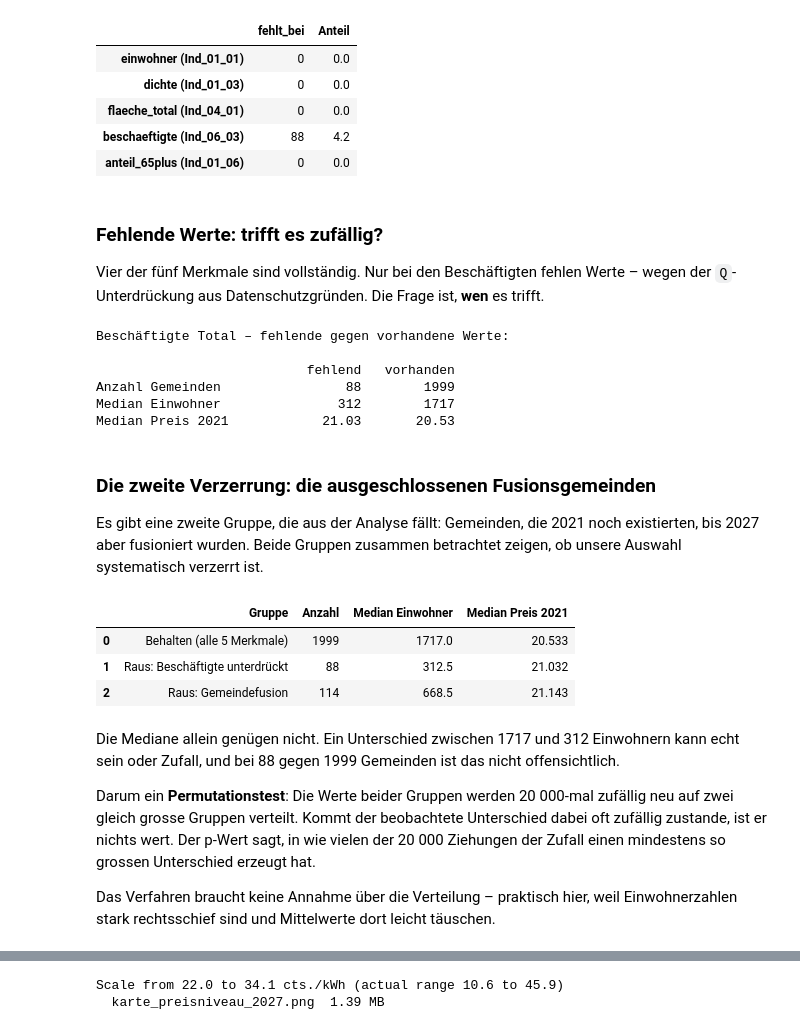
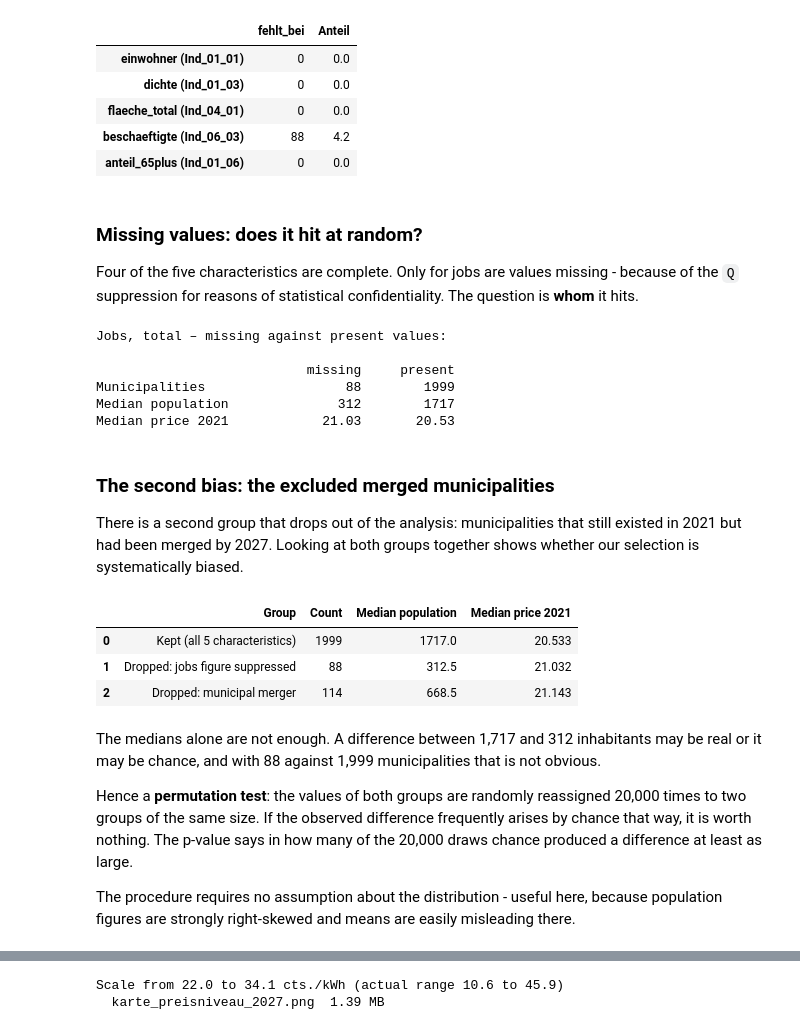
Before and after one commit to AltayMetehan/data-prices-electronic, a Jupyter notebook: scripts/01_daten_bfs_lenny.ipynb, the cells around one changed output, grey strips where cells are left out. Drawn from its saved outputs; the diff is of its cells as text; code cells hidden in the pictures.

```diff
--- a/scripts/01_daten_bfs_lenny.ipynb
+++ b/scripts/01_daten_bfs_lenny.ipynb
@@ -39,11 +39,11 @@ pd.set_option("display.max_columns", 30)
 
 
 def finde_wurzel(start: Path) -> Path:
-    """Klettert nach oben, bis daten/ und scripts/ nebeneinander liegen."""
+    """Climbs upwards until daten/ and scripts/ sit side by side."""
     for ordner in [start, *start.parents]:
         if (ordner / "daten").is_dir() and (ordner / "scripts").is_dir():
             return ordner
-    raise RuntimeError(f"Repo-Wurzel von {start} aus nicht gefunden")
+    raise RuntimeError(f"Repository root not found starting from {start}")
 
 
 WURZEL = finde_wurzel(Path.cwd().resolve())
@@ -52,6 +52,6 @@ BFS      = WURZEL / "daten" / "bfs"
 PREISE   = WURZEL / "daten" / "strompreise"
 ERGEBNIS = WURZEL / "daten" / "verbunden"
 
-print("Arbeitsverzeichnis:", Path.cwd())
-print("Repo-Wurzel       :", WURZEL)
+print("Working directory:", Path.cwd())
+print("Repository root  :", WURZEL)
 # %% [output]
@@ -361,66 +364,68 @@ uebersicht
 | beschaeftigte (Ind_06_03) | 88 | 4.2 |
 | anteil_65plus (Ind_01_06) | 0 | 0.0 |
 # %% [markdown]
-### Fehlende Werte: trifft es zufällig?
+### Missing values: does it hit at random?
 
-Vier der fünf Merkmale sind vollständig. Nur bei den Beschäftigten fehlen Werte –
-wegen der `Q`-Unterdrückung aus Datenschutzgründen. Die Frage ist, **wen** es trifft.
+Four of the five characteristics are complete. Only for jobs are values missing -
+because of the `Q` suppression for reasons of statistical confidentiality. The question
+is **whom** it hits.
 # %%
 fehlt = verbunden.Ind_06_03.isna()
-print("Beschäftigte Total – fehlende gegen vorhandene Werte:\n")
-print(f"{'':<22}{'fehlend':>12}{'vorhanden':>12}")
-print(f"{'Anzahl Gemeinden':<22}{fehlt.sum():>12}{(~fehlt).sum():>12}")
-print(f"{'Median Einwohner':<22}{verbunden.loc[fehlt, 'Ind_01_01'].median():>12.0f}"
+print("Jobs, total – missing against present values:\n")
+print(f"{'':<22}{'missing':>12}{'present':>12}")
+print(f"{'Municipalities':<22}{fehlt.sum():>12}{(~fehlt).sum():>12}")
+print(f"{'Median population':<22}{verbunden.loc[fehlt, 'Ind_01_01'].median():>12.0f}"
       f"{verbunden.loc[~fehlt, 'Ind_01_01'].median():>12.0f}")
-print(f"{'Median Preis 2021':<22}{verbunden.loc[fehlt, 'total_2021'].median():>12.2f}"
+print(f"{'Median price 2021':<22}{verbunden.loc[fehlt, 'total_2021'].median():>12.2f}"
       f"{verbunden.loc[~fehlt, 'total_2021'].median():>12.2f}")
 # %% [output]
-Beschäftigte Total – fehlende gegen vorhandene Werte:
+Jobs, total – missing against present values:
 
-                           fehlend   vorhanden
-Anzahl Gemeinden                88        1999
-Median Einwohner               312        1717
-Median Preis 2021            21.03       20.53
+                           missing     present
+Municipalities                  88        1999
+Median population              312        1717
+Median price 2021            21.03       20.53
 # %% [markdown]
-### Die zweite Verzerrung: die ausgeschlossenen Fusionsgemeinden
+### The second bias: the excluded merged municipalities
 
-Es gibt eine zweite Gruppe, die aus der Analyse fällt: Gemeinden, die 2021 noch
-existierten, bis 2027 aber fusioniert wurden. Beide Gruppen zusammen betrachtet zeigen,
-ob unsere Auswahl systematisch verzerrt ist.
+There is a second group that drops out of the analysis: municipalities that still
+existed in 2021 but had been merged by 2027. Looking at both groups together shows
+whether our selection is systematically biased.
 # %%
 nur_2021 = sorted(set(pro_jahr[2021].gemeinde_nr) - set(kern))
 fusion = (pro_jahr[2021][pro_jahr[2021].gemeinde_nr.isin(nur_2021)]
           .groupby("gemeinde_nr").agg(total=("total", "mean"))
           .join(bfs_breit))
 
 behalten = verbunden[~fehlt]
 zeilen = [
-    ("Behalten (alle 5 Merkmale)", len(behalten),
+    ("Kept (all 5 characteristics)", len(behalten),
      behalten.Ind_01_01.median(), behalten.total_2021.median()),
-    ("Raus: Beschäftigte unterdrückt", fehlt.sum(),
+    ("Dropped: jobs figure suppressed", fehlt.sum(),
      verbunden.loc[fehlt, "Ind_01_01"].median(), verbunden.loc[fehlt, "total_2021"].median()),
-    ("Raus: Gemeindefusion", len(fusion),
+    ("Dropped: municipal merger", len(fusion),
      fusion.Ind_01_01.median(), fusion.total.median()),
 ]
-verzerrung = pd.DataFrame(zeilen, columns=["Gruppe", "Anzahl",
-                                           "Median Einwohner", "Median Preis 2021"])
+verzerrung = pd.DataFrame(zeilen, columns=["Group", "Count",
+                                           "Median population", "Median price 2021"])
 verzerrung
 # %% [output]
-|  | Gruppe | Anzahl | Median Einwohner | Median Preis 2021 |
-| 0 | Behalten (alle 5 Merkmale) | 1999 | 1717.0 | 20.533 |
-| 1 | Raus: Beschäftigte unterdrückt | 88 | 312.5 | 21.032 |
-| 2 | Raus: Gemeindefusion | 114 | 668.5 | 21.143 |
+|  | Group | Count | Median population | Median price 2021 |
+| 0 | Kept (all 5 characteristics) | 1999 | 1717.0 | 20.533 |
+| 1 | Dropped: jobs figure suppressed | 88 | 312.5 | 21.032 |
+| 2 | Dropped: municipal merger | 114 | 668.5 | 21.143 |
 # %% [markdown]
-Die Mediane allein genügen nicht. Ein Unterschied zwischen 1717 und 312 Einwohnern
-kann echt sein oder Zufall, und bei 88 gegen 1999 Gemeinden ist das nicht offensichtlich.
+The medians alone are not enough. A difference between 1,717 and 312 inhabitants may
+be real or it may be chance, and with 88 against 1,999 municipalities that is not
+obvious.
 
-Darum ein **Permutationstest**: Die Werte beider Gruppen werden 20 000-mal zufällig
-neu auf zwei gleich grosse Gruppen verteilt. Kommt der beobachtete Unterschied dabei
-oft zufällig zustande, ist er nichts wert. Der p-Wert sagt, in wie vielen der 20 000
-Ziehungen der Zufall einen mindestens so grossen Unterschied erzeugt hat.
+Hence a **permutation test**: the values of both groups are randomly reassigned 20,000
+times to two groups of the same size. If the observed difference frequently arises by
+chance that way, it is worth nothing. The p-value says in how many of the 20,000 draws
+chance produced a difference at least as large.
 
-Das Verfahren braucht keine Annahme über die Verteilung – praktisch hier, weil
-Einwohnerzahlen stark rechtsschief sind und Mittelwerte dort leicht täuschen.
+The procedure requires no assumption about the distribution - useful here, because
+population figures are strongly right-skewed and means are easily misleading there.
 # %%
 rng = np.random.default_rng(42)
 
```
Also changed, not shown: parts of 50 cells of this notebook, 1 other file.
